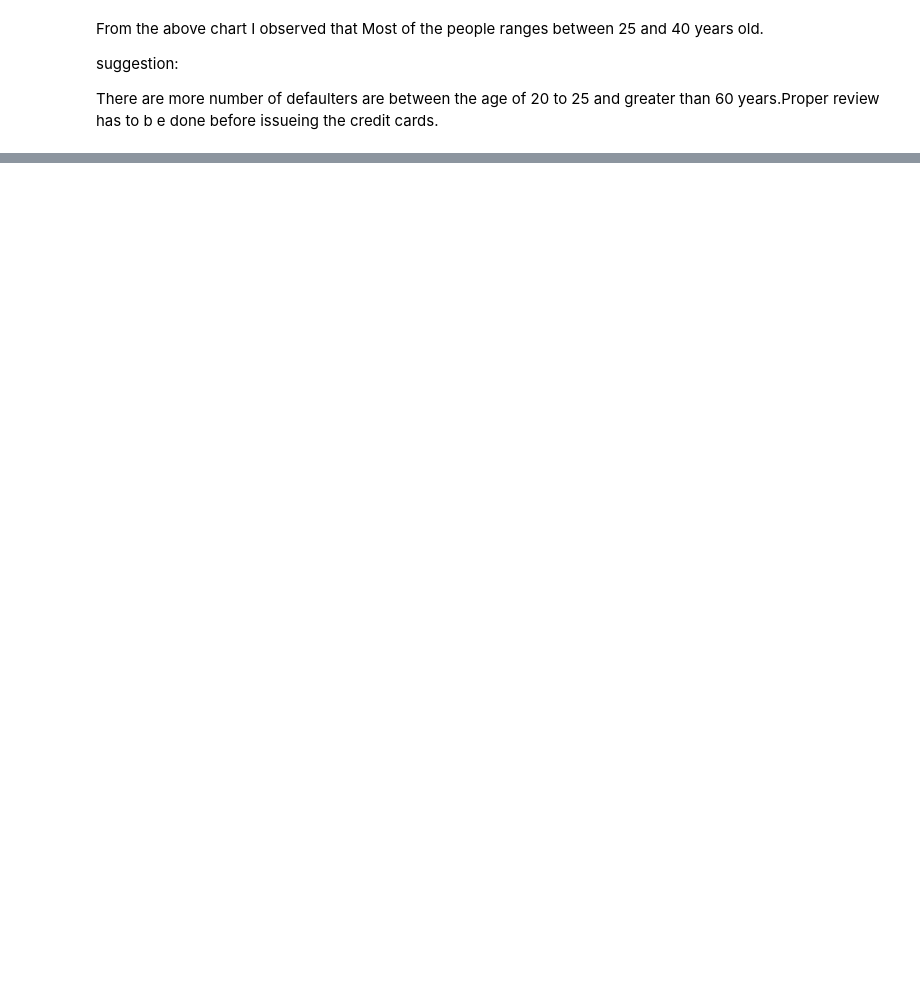
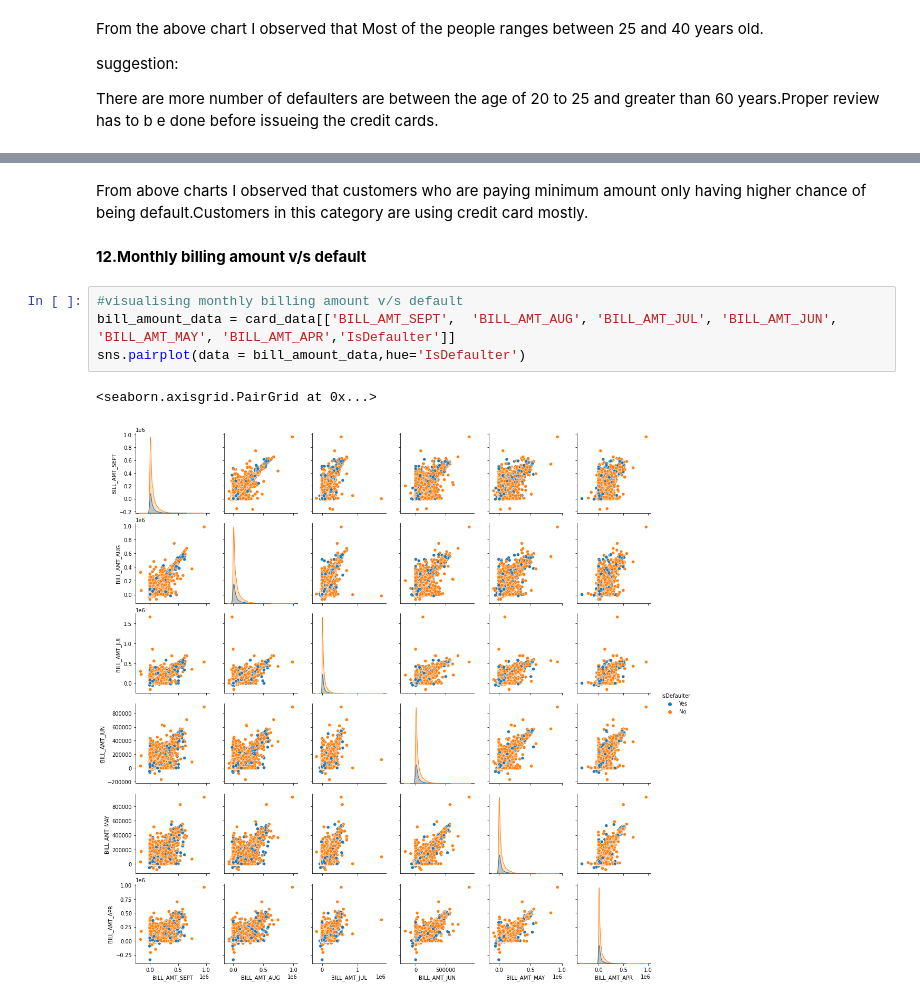
Before and after one commit to m123m12/credit-card-default-prediction, a Jupyter notebook: credit_card_default_prediction.ipynb, the cells around one changed output, grey strips where cells are left out. Cells and saved outputs as stored; diff of their text form; blank space fills up the shorter version.

```diff
--- a/credit_card_default_prediction.ipynb
+++ b/credit_card_default_prediction.ipynb
@@ -433,0 +449,11 @@ There are more number of defaulters  are between the age of 20 to 25 and greater
+# %% [markdown]
+From above charts I observed that customers who are paying minimum amount only having higher chance of being default.Customers in this category are using credit card mostly.
+# %% [markdown]
+**12.Monthly billing amount v/s default**
+# %%
+#visualising monthly billing amount v/s default
+bill_amount_data = card_data[['BILL_AMT_SEPT',	'BILL_AMT_AUG',	'BILL_AMT_JUL',	'BILL_AMT_JUN',	'BILL_AMT_MAY',	'BILL_AMT_APR','IsDefaulter']]
+sns.pairplot(data = bill_amount_data,hue='IsDefaulter')
+# %% [output]
+<seaborn.axisgrid.PairGrid at 0x...>
+[figure, added]
```
Also changed, not shown: parts of 18 cells of this notebook.
